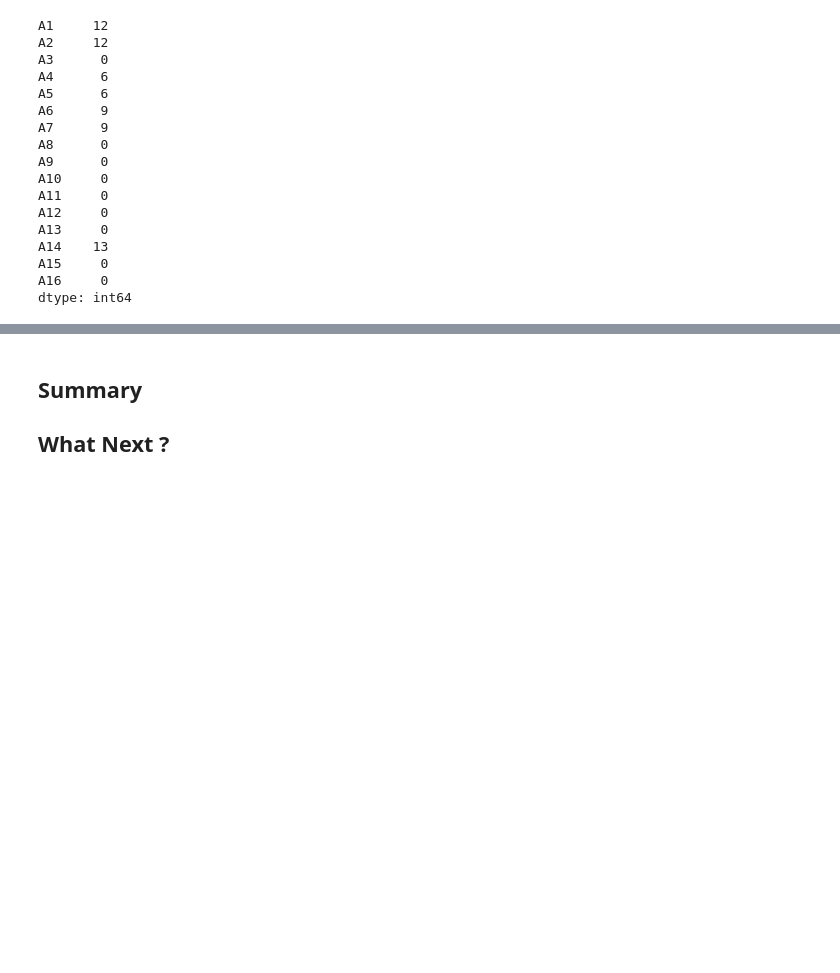
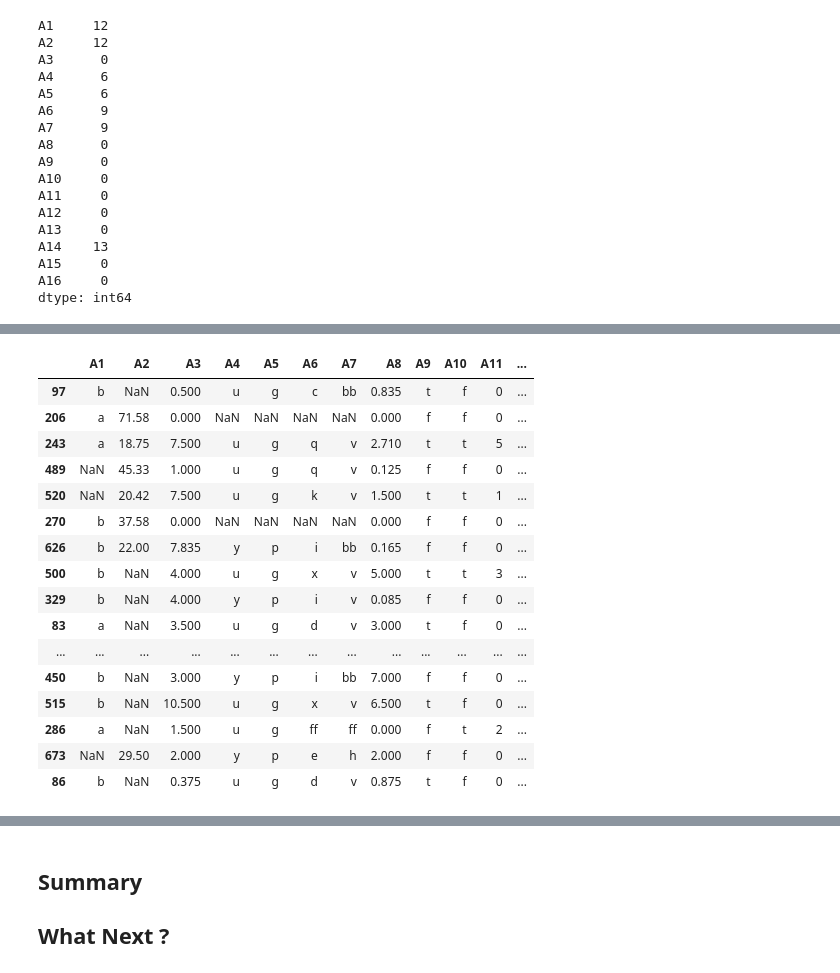
Before and after one commit to SalAlba/machine-learning, a Jupyter notebook: notes/encoding-categorical-variables/ex1.ipynb, the cells around one changed output, grey strips where cells are left out. Drawn from its saved outputs; the diff is of its cells as text; code cells hidden in the pictures; blank space fills up the shorter version.

```diff
--- a/notes/encoding-categorical-variables/ex1.ipynb
+++ b/notes/encoding-categorical-variables/ex1.ipynb
@@ -161,0 +223,10 @@ dtype: int64
+# %%
+# let's separate into training and testing sets
+
+X_train, X_test, y_train, y_test = train_test_split(
+    data.drop(labels=['A16'], axis=1),  # predictors
+    data['A16'],  # target
+    test_size=0.3,  # percentage of obs in test set
+    random_state=0)  # seed to ensure reproducibility
+
+X_train.shape, X_test.shape
@@ -161,0 +260,23 @@ dtype: int64
+# %%
+is_NaN = X_train.isnull()
+row_has_NaN = is_NaN.any(axis=1)
+
+X_train[row_has_NaN]
+# %% [output]
+|  | A1 | A2 | A3 | A4 | A5 | A6 | A7 | A8 | A9 | A10 | A11 | ... |
+| 97 | b | NaN | 0.500 | u | g | c | bb | 0.835 | t | f | 0 | ... |
+| 206 | a | 71.58 | 0.000 | NaN | NaN | NaN | NaN | 0.000 | f | f | 0 | ... |
+| 243 | a | 18.75 | 7.500 | u | g | q | v | 2.710 | t | t | 5 | ... |
+| 489 | NaN | 45.33 | 1.000 | u | g | q | v | 0.125 | f | f | 0 | ... |
+| 520 | NaN | 20.42 | 7.500 | u | g | k | v | 1.500 | t | t | 1 | ... |
+| 270 | b | 37.58 | 0.000 | NaN | NaN | NaN | NaN | 0.000 | f | f | 0 | ... |
+| 626 | b | 22.00 | 7.835 | y | p | i | bb | 0.165 | f | f | 0 | ... |
+| 500 | b | NaN | 4.000 | u | g | x | v | 5.000 | t | t | 3 | ... |
+| 329 | b | NaN | 4.000 | y | p | i | v | 0.085 | f | f | 0 | ... |
+| 83 | a | NaN | 3.500 | u | g | d | v | 3.000 | t | f | 0 | ... |
+| ... | ... | ... | ... | ... | ... | ... | ... | ... | ... | ... | ... | ... |
+| 450 | b | NaN | 3.000 | y | p | i | bb | 7.000 | f | f | 0 | ... |
+| 515 | b | NaN | 10.500 | u | g | x | v | 6.500 | t | f | 0 | ... |
+| 286 | a | NaN | 1.500 | u | g | ff | ff | 0.000 | f | t | 2 | ... |
+| 673 | NaN | 29.50 | 2.000 | y | p | e | h | 2.000 | f | f | 0 | ... |
+| 86 | b | NaN | 0.375 | u | g | d | v | 0.875 | t | f | 0 | ... |
```
Also changed, not shown: parts of 47 cells of this notebook.
